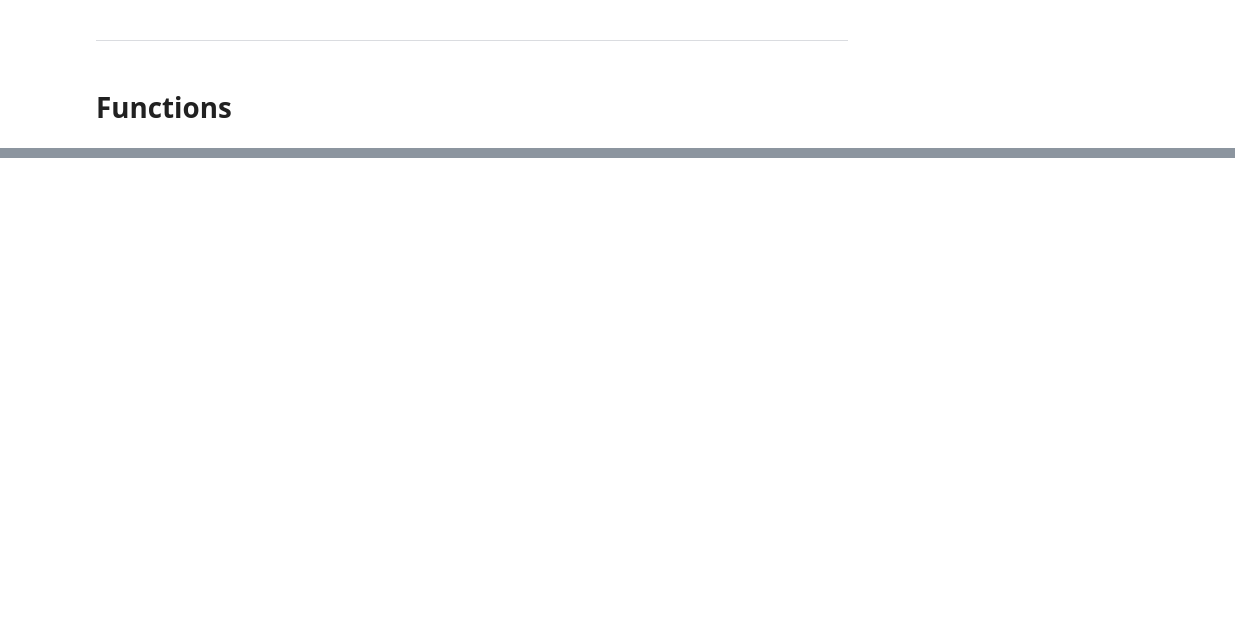
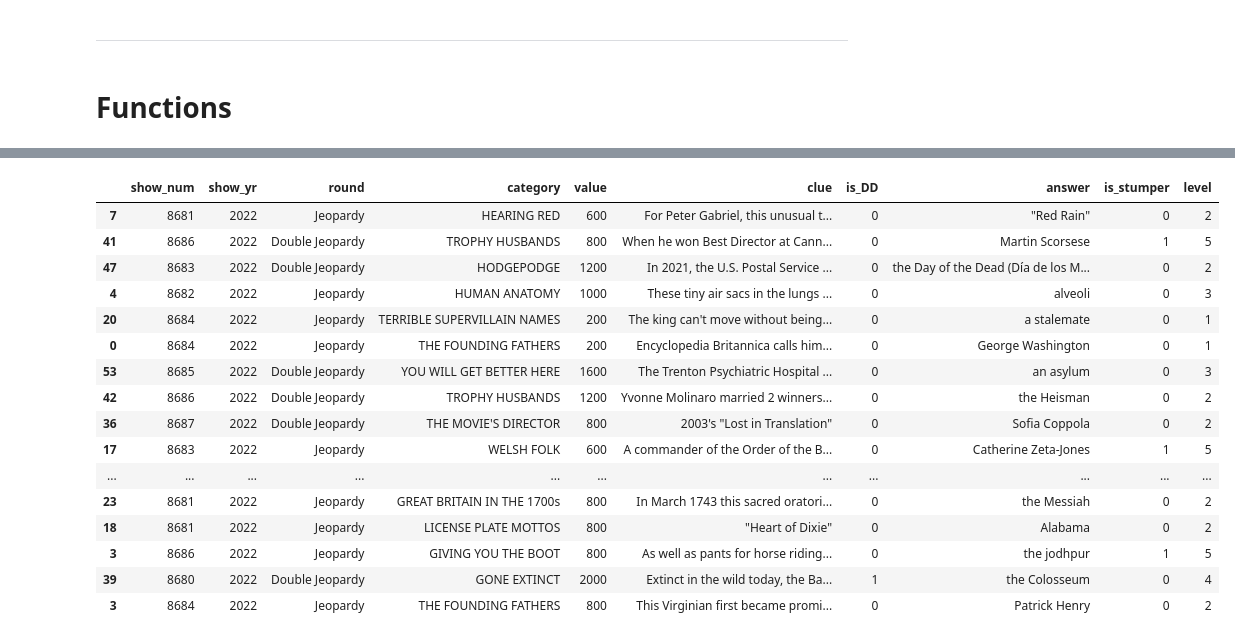
Before and after one commit to Miller-Ryan-1/jeopardizer, a Jupyter notebook: j_scraper_workbook.ipynb, the cells around one changed output, grey strips where cells are left out. Drawn from its saved outputs; the diff is of its cells as text; code cells hidden in the pictures; blank space fills up the shorter version.

```diff
--- a/j_scraper_workbook.ipynb
+++ b/j_scraper_workbook.ipynb
@@ -180,0 +300,3 @@ import acquire
+# %%
+df_fj = acquire.fj(test_url)
+df_fj
@@ -180,0 +308,3 @@ import acquire
+# %%
+df_game = acquire.show_dataframe(df_dd, df_ans, df_j_qs, df_dj_qs, df_fj)
+df_game
@@ -180,0 +327,3 @@ import acquire
+# %%
+df_game = acquire.add_level(df_game)
+df_game
@@ -180,0 +369,2 @@ import acquire
+# %%
+output = acquire.acquire_shows('showgame.php?game_id=7407')
@@ -180,0 +389,20 @@ import acquire
+# %%
+output.sample(25)
+# %% [output]
+|  | show_num | show_yr | round | category | value | clue | is_DD | answer | is_stumper | level |
+| 7 | 8681 | 2022 | Jeopardy | HEARING RED | 600 | For Peter Gabriel, this unusual t... | 0 | "Red Rain" | 0 | 2 |
+| 41 | 8686 | 2022 | Double Jeopardy | TROPHY HUSBANDS | 800 | When he won Best Director at Cann... | 0 | Martin Scorsese | 1 | 5 |
+| 47 | 8683 | 2022 | Double Jeopardy | HODGEPODGE | 1200 | In 2021, the U.S. Postal Service ... | 0 | the Day of the Dead (Día de los M... | 0 | 2 |
+| 4 | 8682 | 2022 | Jeopardy | HUMAN ANATOMY | 1000 | These tiny air sacs in the lungs ... | 0 | alveoli | 0 | 3 |
+| 20 | 8684 | 2022 | Jeopardy | TERRIBLE SUPERVILLAIN NAMES | 200 | The king can't move without being... | 0 | a stalemate | 0 | 1 |
+| 0 | 8684 | 2022 | Jeopardy | THE FOUNDING FATHERS | 200 | Encyclopedia Britannica calls him... | 0 | George Washington | 0 | 1 |
+| 53 | 8685 | 2022 | Double Jeopardy | YOU WILL GET BETTER HERE | 1600 | The Trenton Psychiatric Hospital ... | 0 | an asylum | 0 | 3 |
+| 42 | 8686 | 2022 | Double Jeopardy | TROPHY HUSBANDS | 1200 | Yvonne Molinaro married 2 winners... | 0 | the Heisman | 0 | 2 |
+| 36 | 8687 | 2022 | Double Jeopardy | THE MOVIE'S DIRECTOR | 800 | 2003's "Lost in Translation" | 0 | Sofia Coppola | 0 | 2 |
+| 17 | 8683 | 2022 | Jeopardy | WELSH FOLK | 600 | A commander of the Order of the B... | 0 | Catherine Zeta-Jones | 1 | 5 |
+| ... | ... | ... | ... | ... | ... | ... | ... | ... | ... | ... |
+| 23 | 8681 | 2022 | Jeopardy | GREAT BRITAIN IN THE 1700s | 800 | In March 1743 this sacred oratori... | 0 | the Messiah | 0 | 2 |
+| 18 | 8681 | 2022 | Jeopardy | LICENSE PLATE MOTTOS | 800 | "Heart of Dixie" | 0 | Alabama | 0 | 2 |
+| 3 | 8686 | 2022 | Jeopardy | GIVING YOU THE BOOT | 800 | As well as pants for horse riding... | 0 | the jodhpur | 1 | 5 |
+| 39 | 8680 | 2022 | Double Jeopardy | GONE EXTINCT | 2000 | Extinct in the wild today, the Ba... | 1 | the Colosseum | 0 | 4 |
+| 3 | 8684 | 2022 | Jeopardy | THE FOUNDING FATHERS | 800 | This Virginian first became promi... | 0 | Patrick Henry | 0 | 2 |
```
Also changed, not shown: parts of 30 cells of this notebook, 1 other file.
